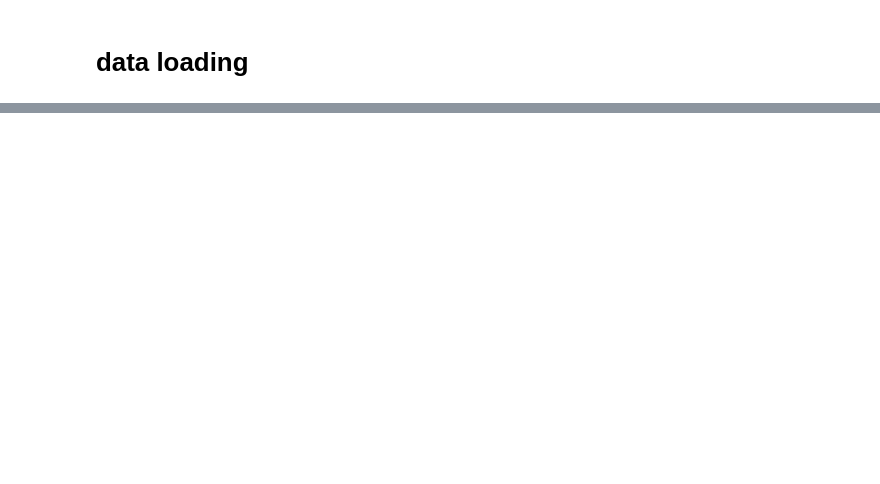
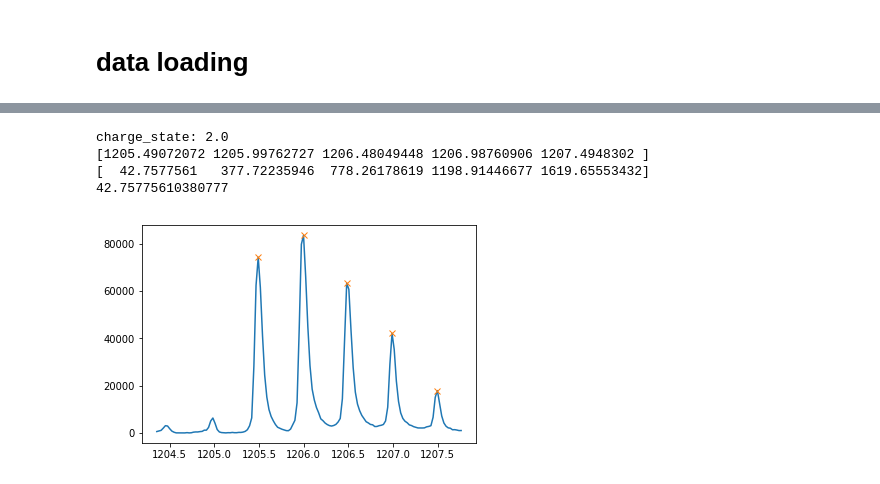
Before and after one commit to PNNL-Comp-Mass-Spec/TargetedLCSLIM, a Jupyter notebook: CollectTargetPeaksTest.ipynb, the cells around one changed output, grey strips where cells are left out. Drawn from its saved outputs; the diff is of its cells as text; code cells hidden in the pictures; blank space fills up the shorter version.

```diff
--- a/CollectTargetPeaksTest.ipynb
+++ b/CollectTargetPeaksTest.ipynb
@@ -53,4 +53,4 @@ xic_by_mzbins, mzbins_by_mz = load_data(uimf, xic2d_file, target_list_file, ppm=
 # %%
-# reader = UIMFReader(uimf, TIC_threshold=0)
+reader = UIMFReader(uimf, TIC_threshold=0)
 reader.drift_ms(1000)
 # %% [output]
@@ -302,0 +350,27 @@ _local_peak: {'frame': 173, 'scan': 420, 'frame_start': 167, 'frame_end': 179, '
+# %%
+import time
+from scipy.signal import find_peaks
+
+mz = 1205.542267
+peak = peak_candidates[0]
+frame_nums=range(peak['frame_start'],peak['frame_end'])
+scan_nums=range(peak['scan_start'],peak['scan_end'])
+scan_nums=range(peak['scan']-10,peak['scan']+10)
+
+charge_state, mz_arr, mz_int, valid_peak_idxs = reader.get_charge_state(mz, frame_nums, scan_nums)
+print("charge_state:", charge_state)
+print(mz_arr[valid_peak_idxs])
+ppm_errors = 1e6*np.abs(mz_arr[valid_peak_idxs]-mz)/mz
+min_ppm_errors = ppm_errors.min()
+
+print(ppm_errors)
+print(min_ppm_errors)
+plt.plot(mz_arr, mz_int)
+plt.plot(mz_arr[valid_peak_idxs], mz_int[valid_peak_idxs], "x")
+plt.show()
+# %% [output]
+charge_state: 2.0
+[1205.49072072 1205.99762727 1206.48049448 1206.98760906 1207.4948302 ]
+[  42.7577561   377.72235946  778.26178619 1198.91446677 1619.65553432]
+42.75775610380777
+[figure, added]
```
Also changed, not shown: parts of 6 cells of this notebook, 4 other files.
